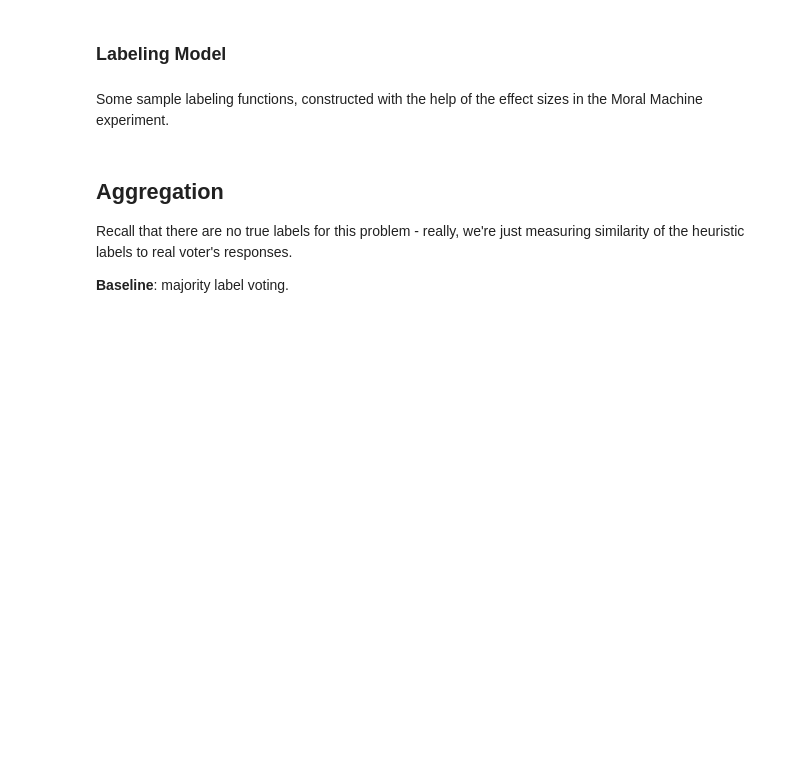
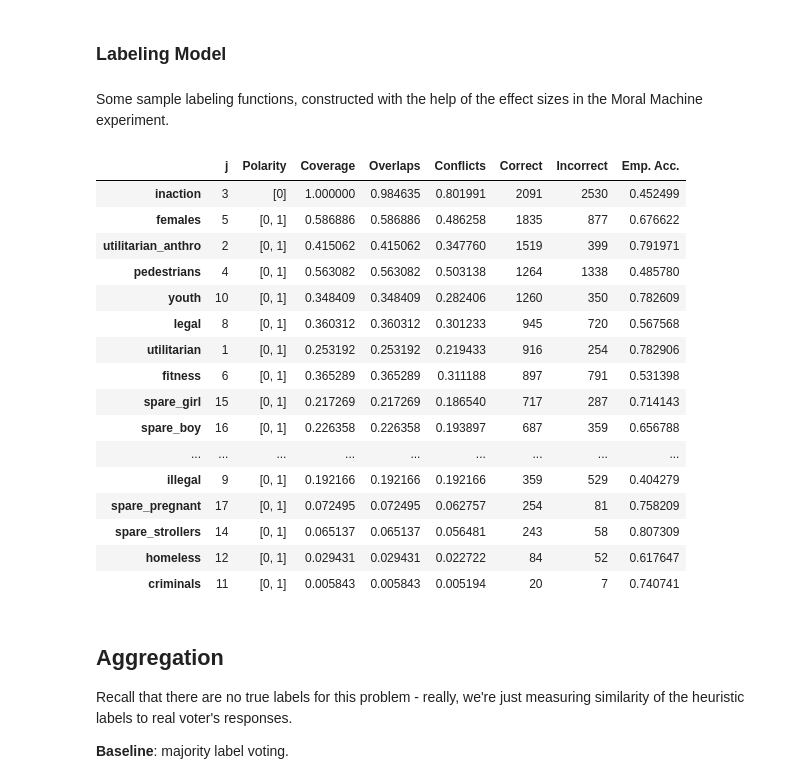
Before and after one commit to ryansteed/heuristic-moral-machine, a Jupyter notebook: jupyter/exploration.ipynb, the cells around one changed output. Drawn from its saved outputs; the diff is of its cells as text; code cells hidden in the pictures; blank space fills up the shorter version.

```diff
--- a/jupyter/exploration.ipynb
+++ b/jupyter/exploration.ipynb
@@ -305,13 +304,13 @@ df_proc = df_proc.dropna(axis=0, how='any', subset=num_features)
 # %% [markdown]
 A standard train test split for testing:
 # %%
-from sklearn.model_selection import train_test_split
+import hmm.classification
+importlib.reload(hmm.classification)
+from hmm.classification import train_test_val_dev_split
 
 X = df_proc.drop(labels=["Intervened"], axis='columns', inplace=False)
 y = df_proc["Intervened"]
-X_train, X_test, y_train, y_test = train_test_split(X, y, test_size=0.2, random_state=1)
-X_train, X_val, y_train, y_val = train_test_split(X_train, y_train, test_size=0.2, random_state=1)
-X_test, X_dev, y_test, y_dev = train_test_split(X_test, y_test, test_size=0.2, random_state=1)
+X_train, X_test, X_val, X_dev, y_train, y_test, y_val, y_dev = train_test_val_dev_split(X, y)
 display(X_train.head())
 display(y_train.head())
 # %% [output]
@@ -335,42 +334,56 @@ Name: Intervened, dtype: int64
 # %% [markdown]
 Some sample labeling functions, constructed with the help of the effect sizes in the Moral Machine experiment.
 # %%
-import labeling_functions
-importlib.reload(labeling_functions)
+import hmm.labeling.moralmachine as mm
+import hmm.labeling.models
+importlib.reload(hmm.labeling.moralmachine)
+importlib.reload(hmm.labeling.models)
 
-from snorkel.labeling import PandasLFApplier
+from hmm.labeling.models import Labeler
 from snorkel.labeling import LFAnalysis
 
-
 lfs = [
-    labeling_functions.doctors,
-    labeling_functions.utilitarian,
-    labeling_functions.utilitarian_anthro,
-    labeling_functions.inaction,
-    labeling_functions.pedestrians,
-    labeling_functions.females,
-    labeling_functions.fitness,
-    labeling_functions.status,
-    labeling_functions.legal,
-    labeling_functions.illegal,
-    labeling_functions.youth,
-    labeling_functions.criminals,
-    labeling_functions.homeless,
-    labeling_functions.pets,
-    labeling_functions.spare_strollers,
-    labeling_functions.spare_girl,
-    labeling_functions.spare_boy,
-    labeling_functions.spare_pregnant
+    mm.doctors,
+    mm.utilitarian,
+    mm.utilitarian_anthro,
+    mm.inaction,
+    mm.pedestrians,
+    mm.females,
+    mm.fitness,
+    mm.status,
+    mm.legal,
+    mm.illegal,
+    mm.youth,
+    mm.criminals,
+    mm.homeless,
+    mm.pets,
+    mm.spare_strollers,
+    mm.spare_girl,
+    mm.spare_boy,
+    mm.spare_pregnant
 ]
 
-def label(lfs, verbose=True):
-    applier = PandasLFApplier(lfs=lfs)
-    L_train = applier.apply(df=X_train, progress_bar=verbose)
-    L_dev = applier.apply(df=X_dev, progress_bar=verbose)
-    L_valid = applier.apply(df=X_val, progress_bar=verbose)
-    LFAnalysis(L=L_dev, lfs=lfs).lf_summary(Y=y_dev.values).sort_values("Correct", ascending=False)
-    return L_train, L_dev, L_valid
-L_train, L_dev, L_valid = label(lfs)
+labeler = Labeler(lfs)
+L_train, L_dev, L_val = labeler.label([X_train, X_dev, X_val])
+LFAnalysis(L=L_dev, lfs=lfs).lf_summary(Y=y_dev.values).sort_values("Correct", ascending=False)
+# %% [output]
+|  | j | Polarity | Coverage | Overlaps | Conflicts | Correct | Incorrect | Emp. Acc. |
+| inaction | 3 | [0] | 1.000000 | 0.984635 | 0.801991 | 2091 | 2530 | 0.452499 |
+| females | 5 | [0, 1] | 0.586886 | 0.586886 | 0.486258 | 1835 | 877 | 0.676622 |
+| utilitarian_anthro | 2 | [0, 1] | 0.415062 | 0.415062 | 0.347760 | 1519 | 399 | 0.791971 |
+| pedestrians | 4 | [0, 1] | 0.563082 | 0.563082 | 0.503138 | 1264 | 1338 | 0.485780 |
+| youth | 10 | [0, 1] | 0.348409 | 0.348409 | 0.282406 | 1260 | 350 | 0.782609 |
+| legal | 8 | [0, 1] | 0.360312 | 0.360312 | 0.301233 | 945 | 720 | 0.567568 |
+| utilitarian | 1 | [0, 1] | 0.253192 | 0.253192 | 0.219433 | 916 | 254 | 0.782906 |
+| fitness | 6 | [0, 1] | 0.365289 | 0.365289 | 0.311188 | 897 | 791 | 0.531398 |
+| spare_girl | 15 | [0, 1] | 0.217269 | 0.217269 | 0.186540 | 717 | 287 | 0.714143 |
+| spare_boy | 16 | [0, 1] | 0.226358 | 0.226358 | 0.193897 | 687 | 359 | 0.656788 |
+| ... | ... | ... | ... | ... | ... | ... | ... | ... |
+| illegal | 9 | [0, 1] | 0.192166 | 0.192166 | 0.192166 | 359 | 529 | 0.404279 |
+| spare_pregnant | 17 | [0, 1] | 0.072495 | 0.072495 | 0.062757 | 254 | 81 | 0.758209 |
+| spare_strollers | 14 | [0, 1] | 0.065137 | 0.065137 | 0.056481 | 243 | 58 | 0.807309 |
+| homeless | 12 | [0, 1] | 0.029431 | 0.029431 | 0.022722 | 84 | 52 | 0.617647 |
+| criminals | 11 | [0, 1] | 0.005843 | 0.005843 | 0.005194 | 20 | 7 | 0.740741 |
 # %% [markdown]
 ## Aggregation
 
```
Also changed, not shown: parts of 20 cells of this notebook, 8 other files.
